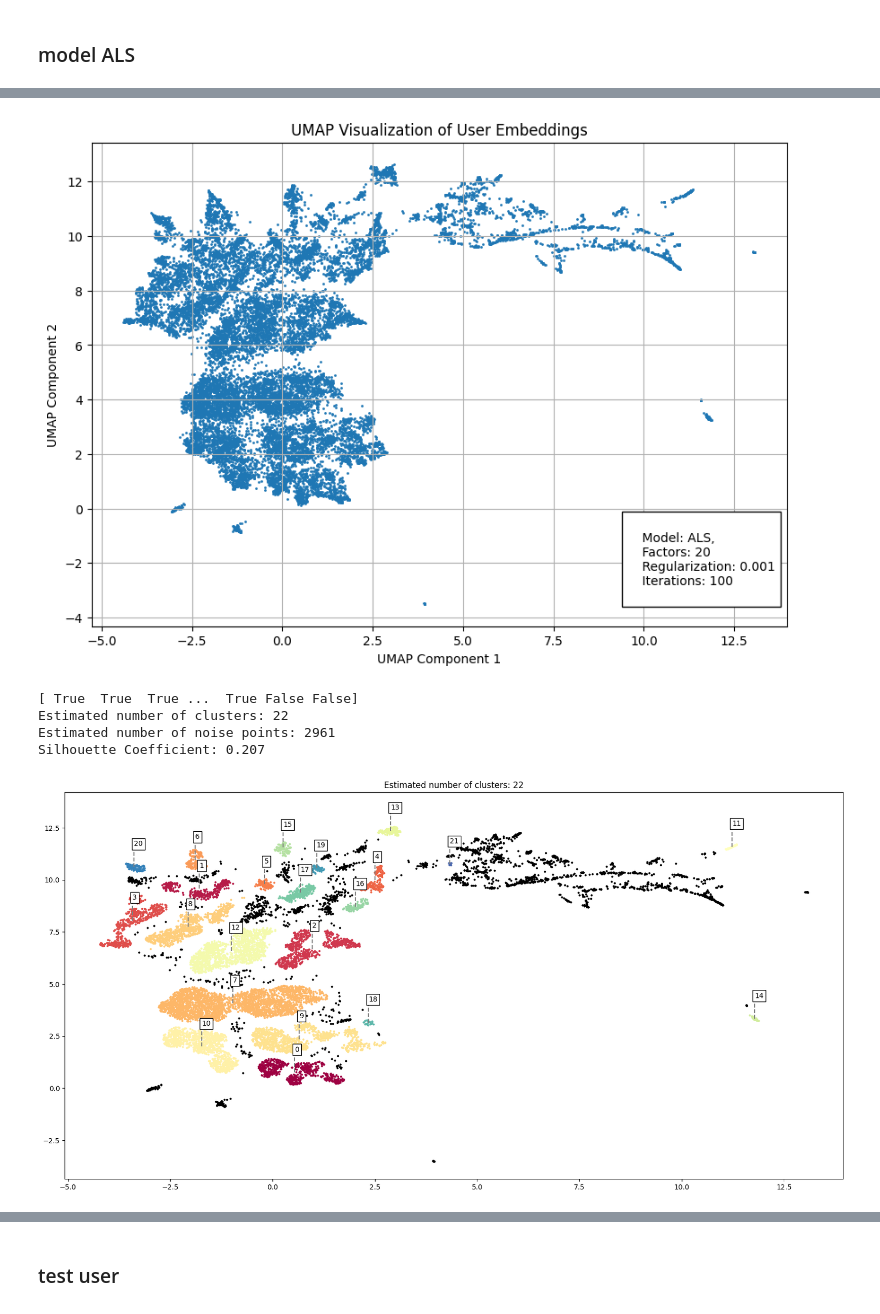
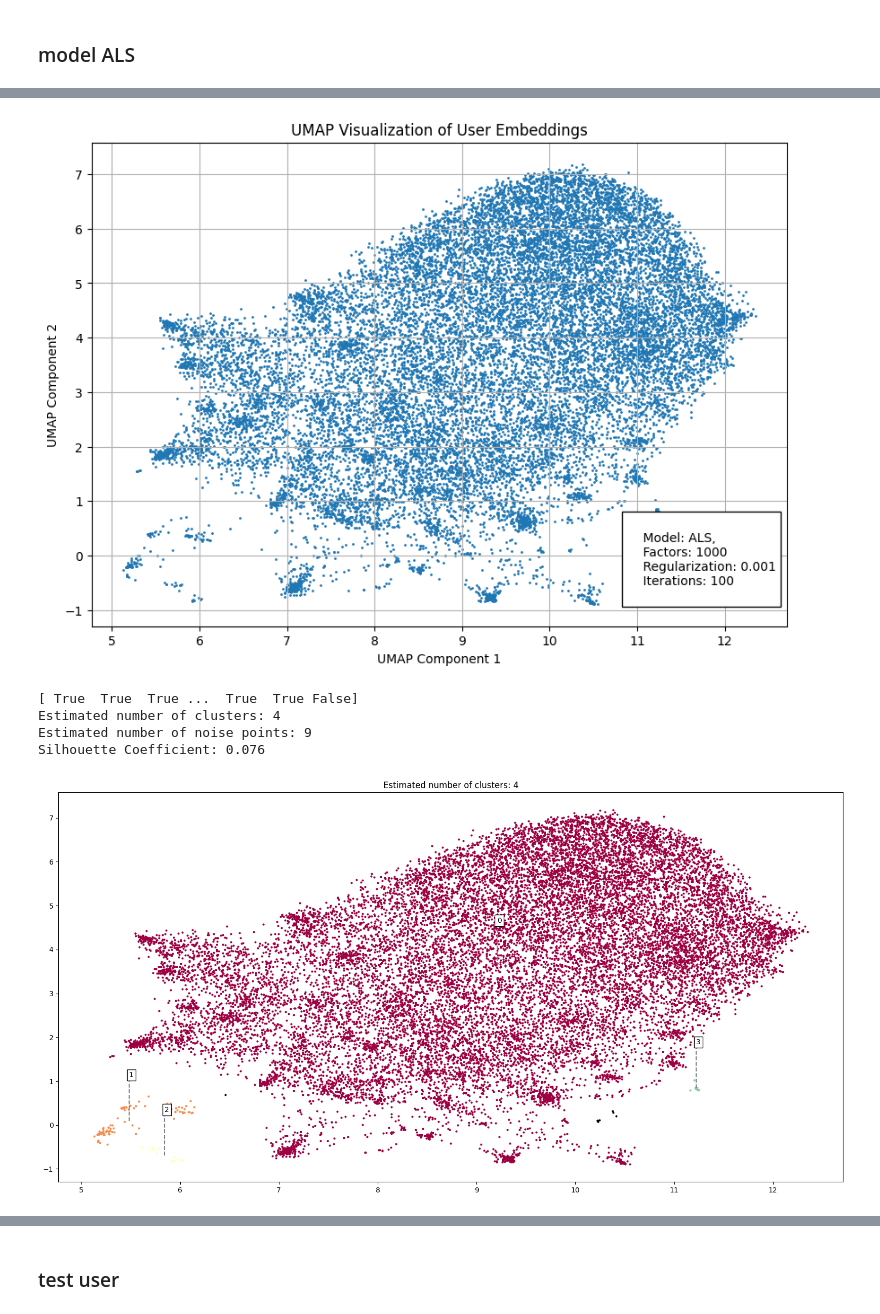
Before and after one commit to kaledinaoksana/SberMarketComp, a Jupyter notebook: main.ipynb, the cells around one changed output, grey strips where cells are left out. Saved outputs shown, nothing was run; the diff lists cells and outputs as text; code cells hidden in the pictures.

```diff
--- a/main.ipynb
+++ b/main.ipynb
@@ -115,7 +115,7 @@ def building_model(factors):
     model_als.fit(csr_matrix(user_item_matrix).tocsr(), show_progress=True)
     return model_als
 
-model_als = building_model(20)
+model_als = building_model(1000)
 
 model = model_als
 
@@ -143,7 +142,7 @@ Wall time: 21 s
 from modules import processor
 processor.figure_umap_embeddings(model, umap_embeddings_users, 'UMAP Visualization of User Embeddings')
 # %% [output]
-[figure, old version]
+[figure, new version]
 # %%
 from sklearn.cluster import DBSCAN
 from sklearn.metrics.pairwise import cosine_similarity
@@ -261,13 +260,13 @@ def print_dbscan(X, n_clusters):
 
         return labels, cos_sim_df, n_clusters_
 # %%
-db_labels, db_cosim_df, n_clusters = print_dbscan(umap_embeddings_users, 100)
+db_labels, db_cosim_df, n_clusters = print_dbscan(umap_embeddings_users, 10)
 # %% [output]
-[ True  True  True ...  True False False]
-Estimated number of clusters: 22
-Estimated number of noise points: 2961
-Silhouette Coefficient: 0.207
+[ True  True  True ...  True  True False]
+Estimated number of clusters: 4
+Estimated number of noise points: 9
+Silhouette Coefficient: 0.076
-[figure, old version]
+[figure, new version]
 # %%
 db_cosim_df
 # %% [output]
```
Also changed, not shown: parts of 4 cells of this notebook.
